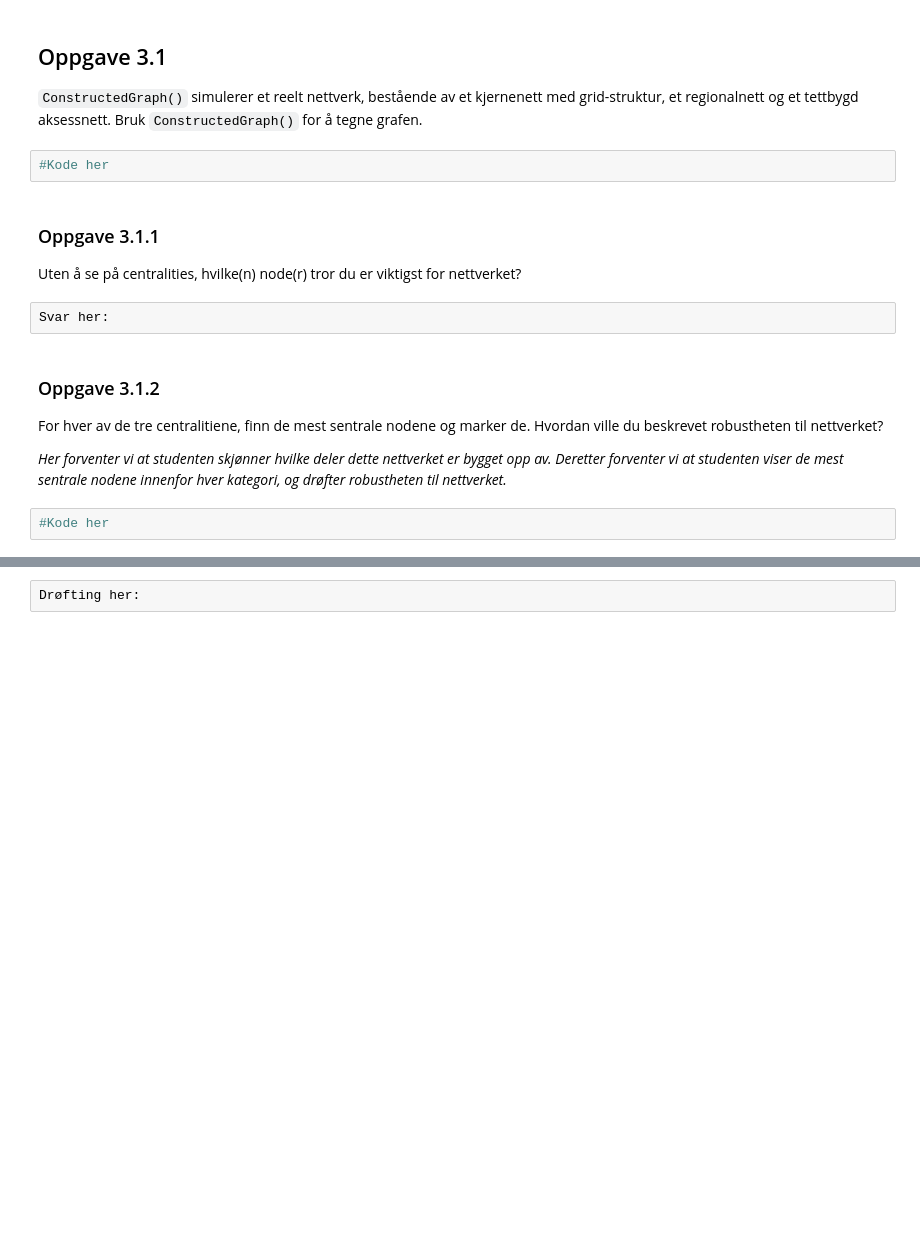
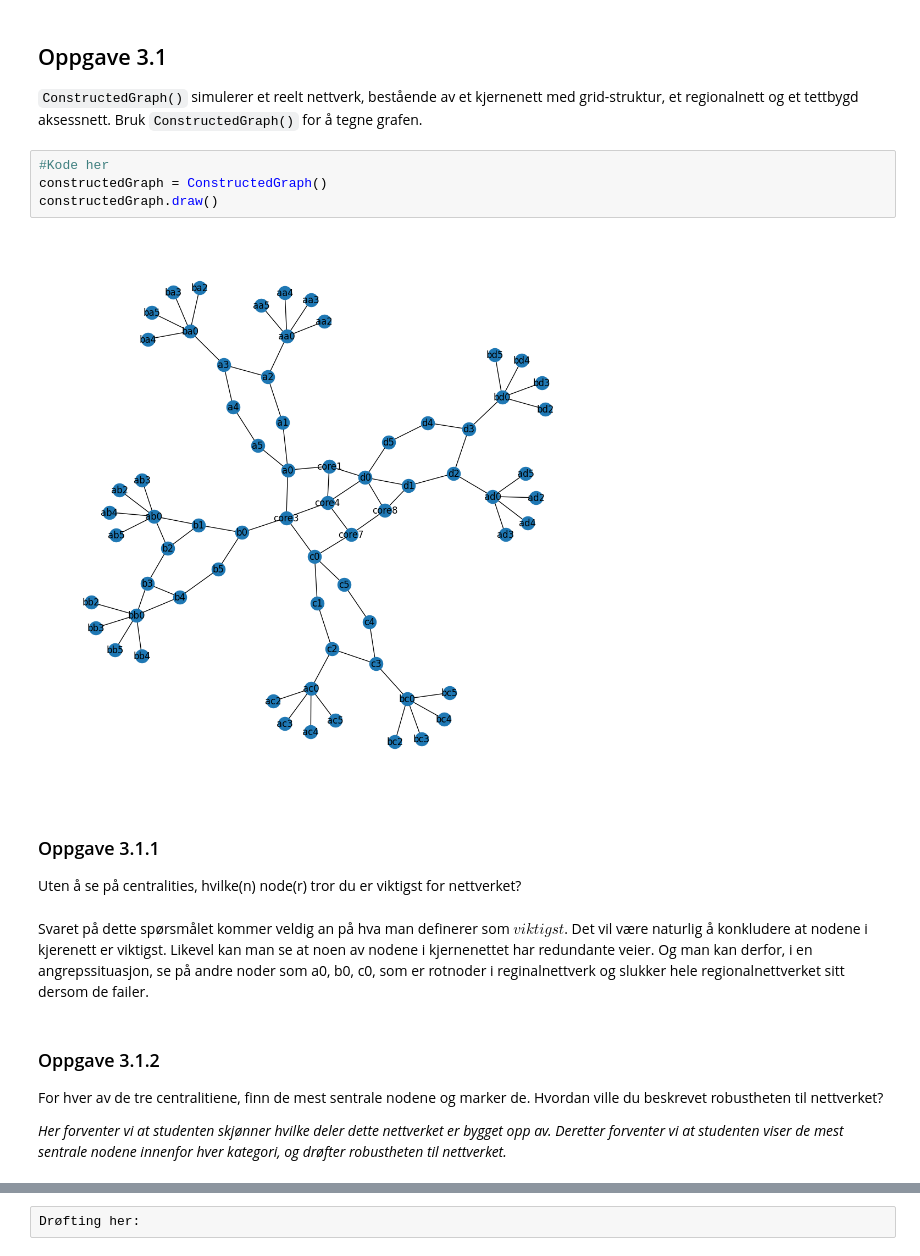
Before and after one commit to GjermundBrovold/Sikkerhet_og_Robuste_IKT_systemer_oving2, a Jupyter notebook: exercise2.ipynb, the cells around one changed output, grey strips where cells are left out. Drawn from its saved outputs; the diff is of its cells as text; blank space fills up the shorter version.

```diff
--- a/exercise2.ipynb
+++ b/exercise2.ipynb
@@ -356,16 +356,18 @@ I denne oppgaven skal vi analysere et fiktiv nettverk, som simulerer et reelt ne
 <code>ConstructedGraph()</code> simulerer et reelt nettverk, bestående av et kjernenett med grid-struktur, et regionalnett og et tettbygd aksessnett. Bruk <code>ConstructedGraph()</code> for å tegne grafen.
 # %%
 #Kode her
+constructedGraph = ConstructedGraph()
+constructedGraph.draw()
+# %% [output]
+[figure, added]
 # %% [markdown]
 ### Oppgave 3.1.1
 Uten å se på centralities, hvilke(n) node(r) tror du er viktigst for nettverket?
-# %% [raw]
-Svar her:
+# %% [markdown]
+Svaret på dette spørsmålet kommer veldig an på hva man definerer som $viktigst$. Det vil være naturlig å konkludere at nodene i kjerenett er viktigst. Likevel kan man se at noen av nodene i kjernenettet har redundante veier. Og man kan derfor, i en angrepssituasjon, se på andre noder som a0, b0, c0, som er rotnoder i reginalnettverk og slukker hele regionalnettverket sitt dersom de failer.
 # %% [markdown]
 ### Oppgave 3.1.2
 For hver av de tre centralitiene, finn de mest sentrale nodene og marker de.
 Hvordan ville du beskrevet robustheten til nettverket?
 
 <em> Her forventer vi at studenten skjønner hvilke deler dette nettverket er bygget opp av. Deretter forventer vi at studenten viser de mest sentrale nodene innenfor hver kategori, og drøfter robustheten til nettverket.  </em>
-# %%
-#Kode her
```
Also changed, not shown: parts of 13 cells of this notebook, 1 other file.
